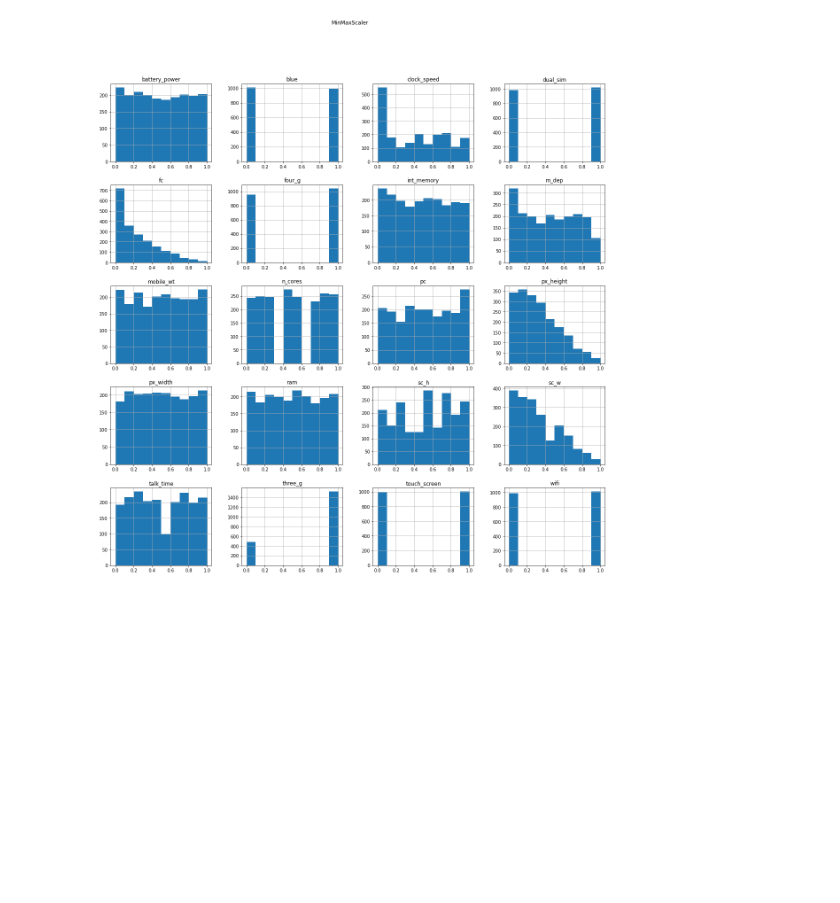
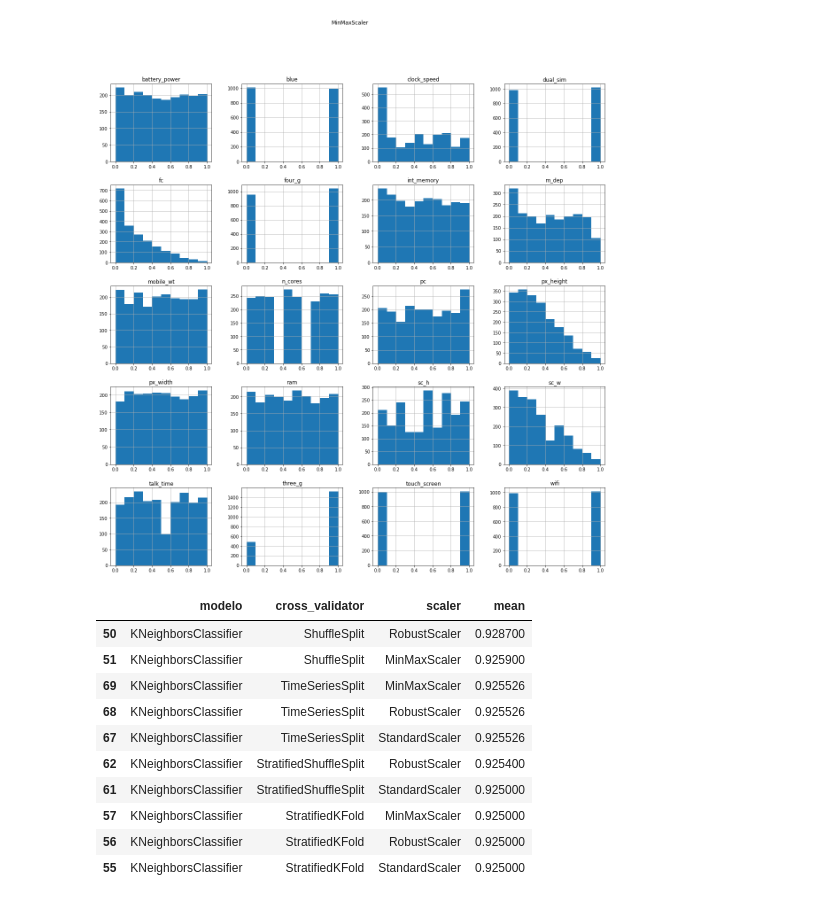
Before and after one commit to arthurclucas/ReconhecimentoPadroes, a Jupyter notebook: notebook04-avaliando_a_generalizacao_de_algoritmos.ipynb, the cells around one changed output. Cells and saved outputs as stored; diff of their text form; code cells hidden in the pictures; blank space fills up the shorter version.

```diff
--- a/notebook04-avaliando_a_generalizacao_de_algoritmos.ipynb
+++ b/notebook04-avaliando_a_generalizacao_de_algoritmos.ipynb
@@ -187,0 +176,17 @@ df2.head(50)
+# %%
+df1 = df[df['pipeline']]
+df1 = df1.sort_values(by='mean', ascending=False)
+df1 = df1.drop('pipeline', axis=1)
+df1.head(10)
+# %% [output]
+|  | modelo | cross_validator | scaler | mean |
+| 50 | KNeighborsClassifier | ShuffleSplit | RobustScaler | 0.928700 |
+| 51 | KNeighborsClassifier | ShuffleSplit | MinMaxScaler | 0.925900 |
+| 69 | KNeighborsClassifier | TimeSeriesSplit | MinMaxScaler | 0.925526 |
+| 68 | KNeighborsClassifier | TimeSeriesSplit | RobustScaler | 0.925526 |
+| 67 | KNeighborsClassifier | TimeSeriesSplit | StandardScaler | 0.925526 |
+| 62 | KNeighborsClassifier | StratifiedShuffleSplit | RobustScaler | 0.925400 |
+| 61 | KNeighborsClassifier | StratifiedShuffleSplit | StandardScaler | 0.925000 |
+| 57 | KNeighborsClassifier | StratifiedKFold | MinMaxScaler | 0.925000 |
+| 56 | KNeighborsClassifier | StratifiedKFold | RobustScaler | 0.925000 |
+| 55 | KNeighborsClassifier | StratifiedKFold | StandardScaler | 0.925000 |
```
Also changed, not shown: parts of 3 cells of this notebook.
